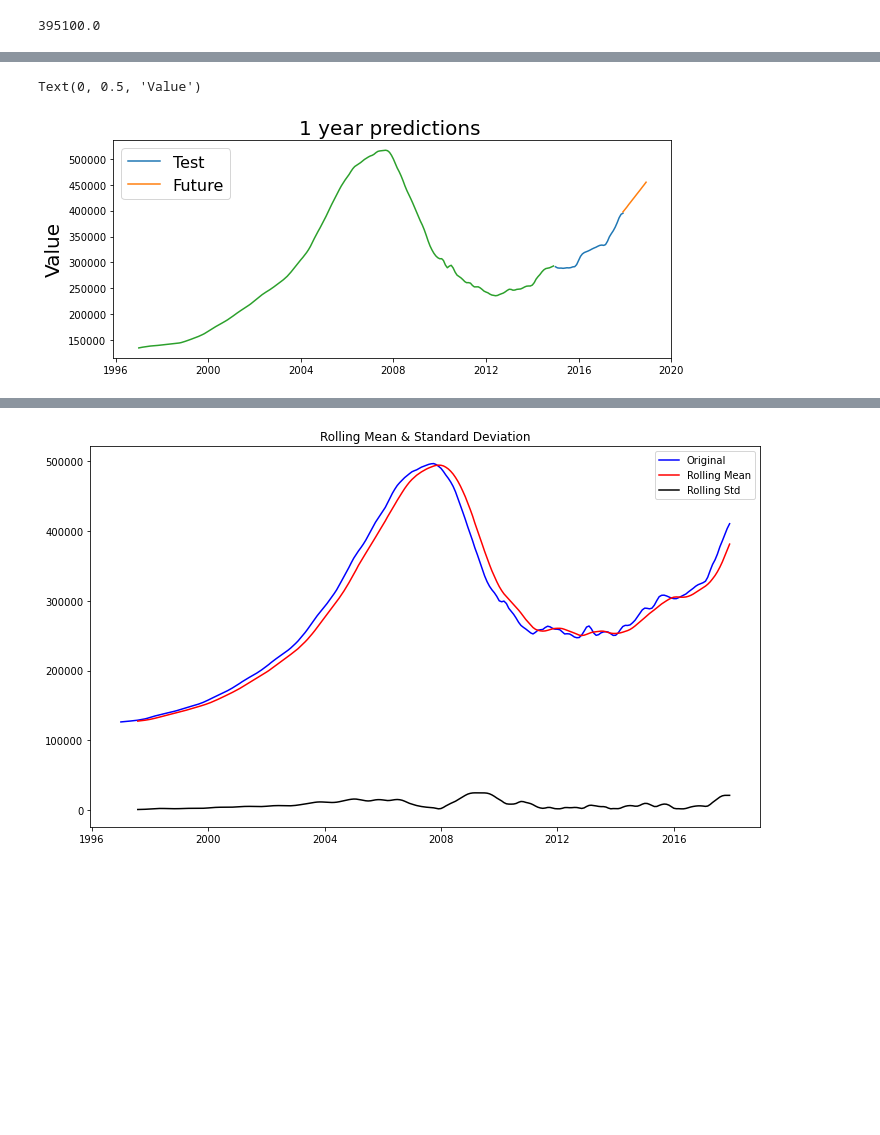
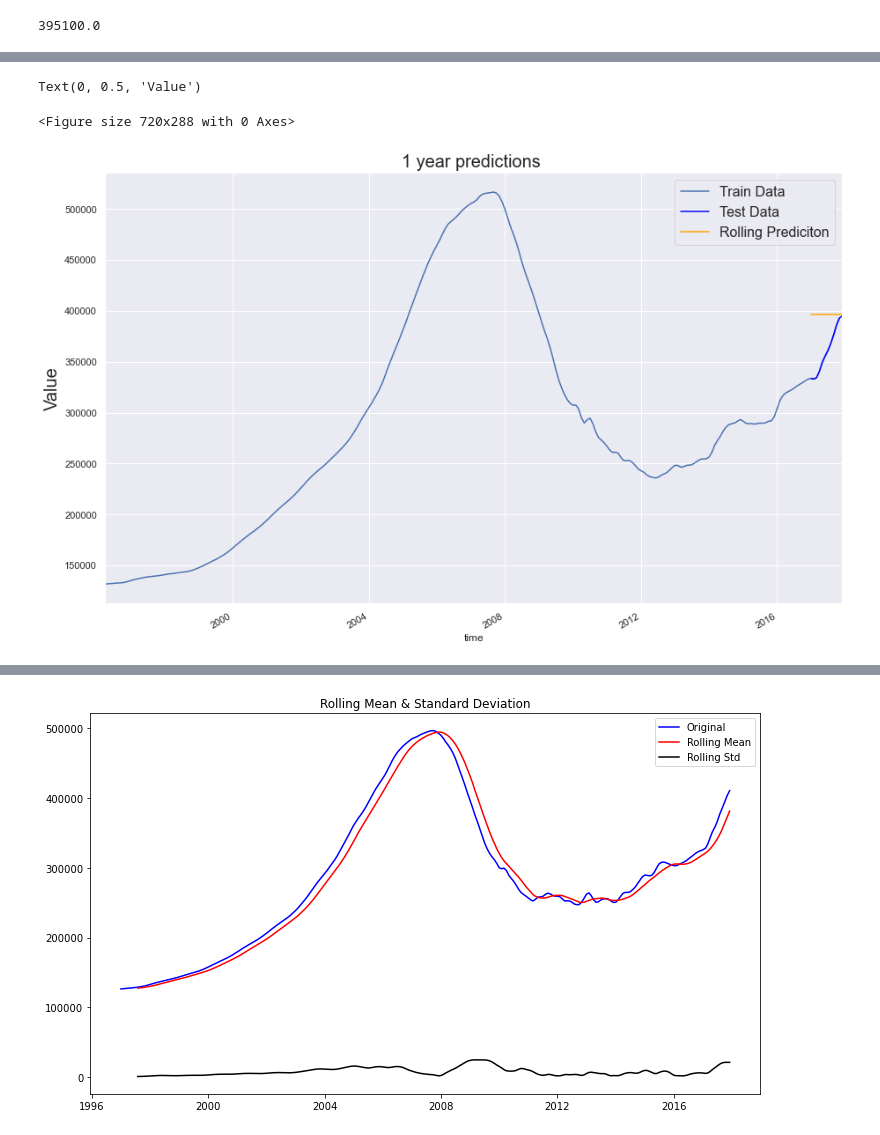
Before and after one commit to Eric-G-Romano/Real-Estate-Investment-Strategy, a Jupyter notebook: time-series/starter_notebook.ipynb, the cells around one changed output, grey strips where cells are left out. Cells and saved outputs as stored; diff of their text form; code cells hidden in the pictures; blank space fills up the shorter version.

```diff
--- a/time-series/starter_notebook.ipynb
+++ b/time-series/starter_notebook.ipynb
@@ -760,7 +764,7 @@ test_data = wny_zd[train_end + timedelta(days=1):test_end]
 # %%
 predictions_rolling = pd.Series()
 for end_date in test_data.index:
-    train_data_pred = wny_zd[:end_date - timedelta(days=1)]
+    train_data_pred = town_zd("West New York")['value'][:end_date - timedelta(days=1)]
     model = ARIMA(train_data_pred, order=(4,1,0))
     model_fit = model.fit(disp=0)
     pred = model_fit.predict(end_date, typ='levels')
@@ -919,12 +941,15 @@ q= 1
 train_end = datetime(2014,12,1)
 test_end = datetime(2017,12,1)
 
-train_data = wny_zd[:train_end]
-test_data = wny_zd[train_end + timedelta(days=1):test_end]
+# Setting the train data to extend to 12-1-2014
+train_data = town_zd("West New York")['value'][:train_end]
+
+# Setting the test data to extend to 12-1-2017
+test_data = town_zd("West New York")['value'][train_end + timedelta(days=1):test_end]
 # %%
 predictions_rolling = pd.Series()
 for end_date in test_data.index:
-    train_data_pred = wny_zd[:end_date - timedelta(days=1)]
+    train_data_pred = town_zd("West New York")['value'][:end_date - timedelta(days=1)]
     model = ARIMA(train_data_pred, order=(0,2,1))
     model_fit = model.fit(disp=0)
     pred = model_fit.predict(end_date, typ='levels')
@@ -981,0 +1138,11 @@ test_data.value[-1]
+# %%
+##### Option 2 : Auto ARIMA
+import pmdarima as pm
+index_12_months = pd.date_range('2017-01-01', freq='MS', periods = 12)
+
+# Running an auto ARIMA
+auto_arima_model = pm.auto_arima(train_data_pred, seasonal=True, m=1)
+
+# make your forecast
+fcast2 = auto_arima_model.predict(12)[0]
+fcast2 = pd.Series(fcast2, index=index_12_months)
@@ -982,17 +1154,23 @@ test_data.value[-1]
 # %%
 plt.figure(figsize=(10,4))
 
-plt.plot(test_data)
-plt.plot(future)
-plt.plot(train_data)
 
-plt.legend(('Test', 'Future'), fontsize=16)
+# Ploting the predicitons
+fig, ax = plt.subplots(figsize=(15,10))
+chart = sns.lineplot(data = train_data_pred)
+
+test_data_pred.plot(ax=ax, color='blue', legend=True)
+
+fcast2.plot(ax=ax, color='orange', legend=True)
+
+plt.legend(('Train Data', 'Test Data', 'Rolling Prediciton', 'fcast1'), fontsize=16)
 
 plt.title('1 year predictions ', fontsize=20)
 plt.ylabel('Value', fontsize=20)
 # %% [output]
 Text(0, 0.5, 'Value')
+<Figure size 720x288 with 0 Axes>
-[figure, old version]
+[figure, new version]
 # %%
 uc_zd
 nb_zd
```
Also changed, not shown: parts of 149 cells of this notebook.
